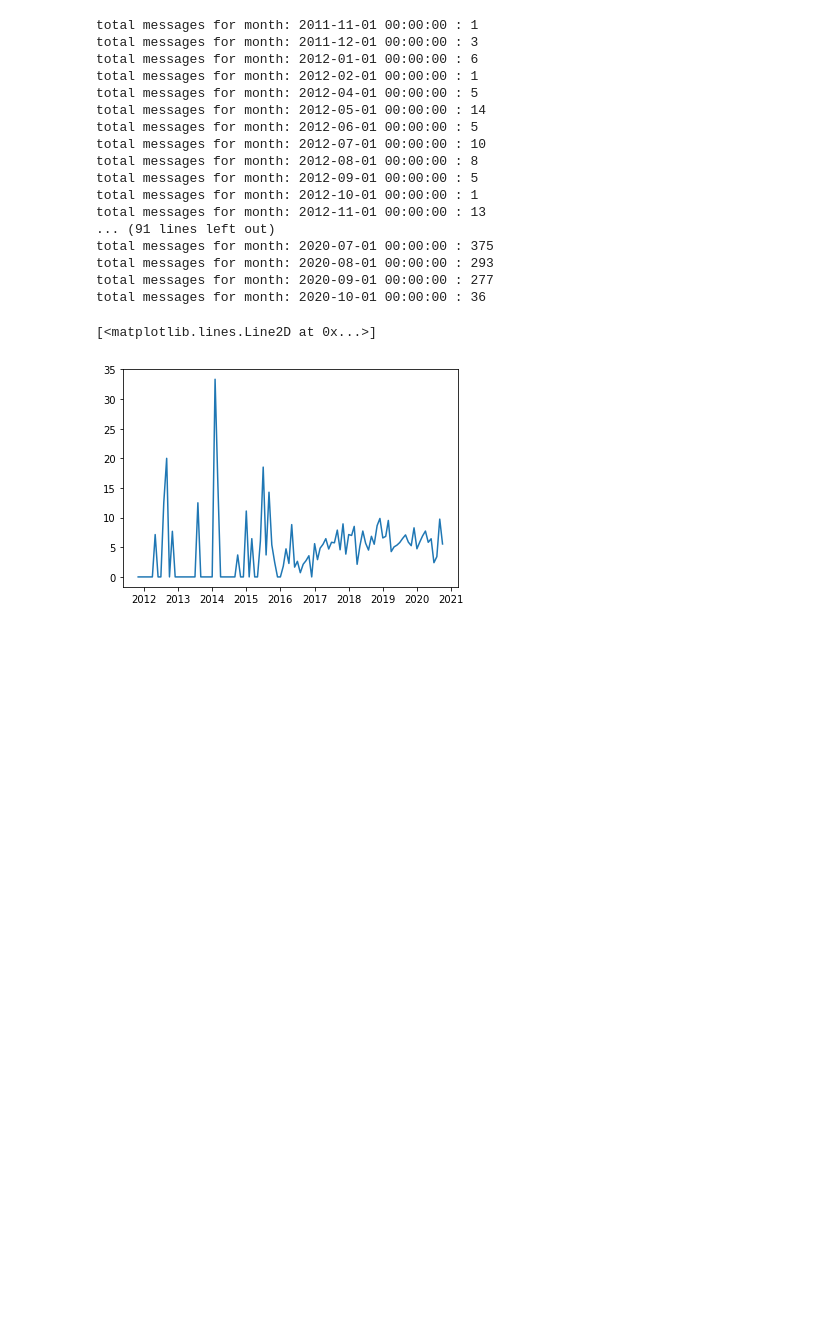
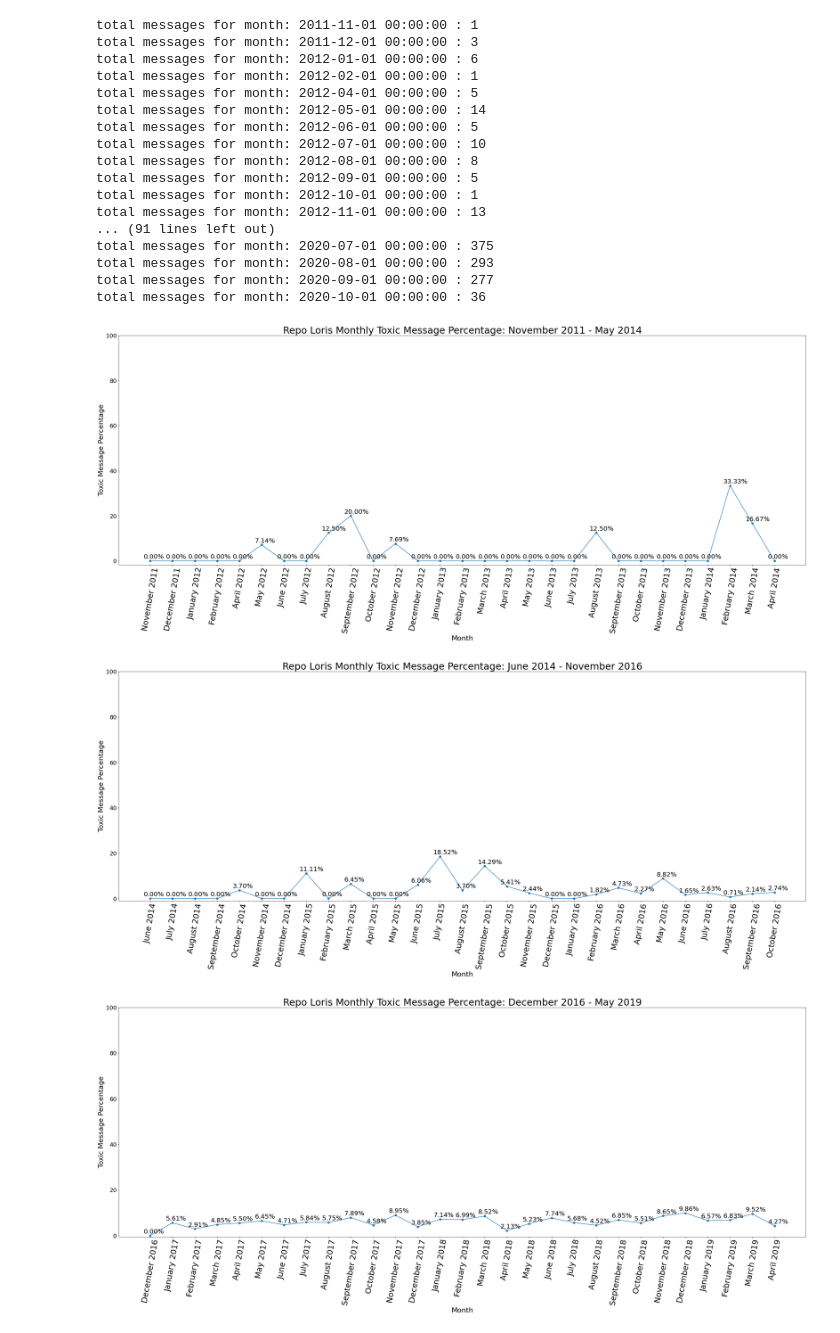
Before and after one commit to crsellinger/CS-4320-Final-Project, a Jupyter notebook: toxicity-reports/metric2.ipynb, the cells around one changed output. Saved outputs shown, nothing was run; the diff lists cells and outputs as text; code cells hidden in the pictures; blank space fills up the shorter version.

```diff
--- a/toxicity-reports/metric2.ipynb
+++ b/toxicity-reports/metric2.ipynb
@@ -137,6 +137,7 @@ dtype: object
 # %%
 ###This calculates the percent of toxic messages per month and stores each month's average in an array###
 percent_by_month_array = np.zeros(len(repolist2.message_month))
+monthYearLabel = []
 i = 0
 j = 0
 while i < len(repolist2.message_month):
@@ -153,6 +154,7 @@ while i < len(repolist2.message_month):
     toxic_percent = toxic_messages/total_messages  #get average for that month
     percent_by_month_array[i] = toxic_percent * 100
     print("total messages for month:", repolist2.message_month[i], ":",  total_messages)
+    monthYearLabel.append(repolist2.message_month[i].to_pydatetime().strftime("%B %Y"))
     i = i + 1
 # %% [output]
 total messages for month: 2011-11-01 00:00:00 : 1
@@ -172,9 +174,35 @@ total messages for month: 2020-07-01 00:00:00 : 375
 total messages for month: 2020-08-01 00:00:00 : 293
 total messages for month: 2020-09-01 00:00:00 : 277
 total messages for month: 2020-10-01 00:00:00 : 36
-# %%
-###This plots the percentage of toxic messages per month
-plt.plot(repolist2.message_month, percent_by_month_array)
-# %% [output]
-[<matplotlib.lines.Line2D at 0x...>]
-[figure, removed]
+# %%
+###This plots the percentage of toxic messages per month
+x = list(range(len(repolist2.message_month)))
+y = percent_by_month_array
+
+
+length = len(monthYearLabel)
+lower = 0;
+upper = min(29, length)
+while(upper < len(x)):
+    if(lower > upper or lower >= length):
+        break
+    X = np.arange(len(x[lower:upper]))
+    fig = plt.figure(figsize=(30, 10))
+    ax = fig.add_axes([0,0,1,1])
+    graph = plt.scatter(x[lower:upper], y[lower:upper])
+    plt.plot(x[lower:upper],y[lower:upper])
+    plt.xticks(x[lower:upper], monthYearLabel[lower:upper], rotation=80, fontsize=25)
+    plt.yticks(fontsize=18)
+    plt.ylabel("Toxic Message Percentage", fontsize=22)
+    plt.xlabel("Month", fontsize=22)
+    plt.title("Repo " + repoName + " Monthly Toxic Message Percentage: " + monthYearLabel[lower] + " - " + monthYearLabel[upper], fontsize=30)
+    plt.ylim(top=100)
+    for i in range(lower, upper):
+        plt.text(x[i] - .3, y[i] + 1, "{percent:.2f}%".format(percent= y[i]), fontsize=20)
+    plt.show()
+    lower = lower + 30
+    upper = upper + min(30, length - lower)
+# %% [output]
+[figure, added]
+[figure, added]
+[figure, added]
```
Also changed, not shown: parts of 1 cell of this notebook, 5 other files.
